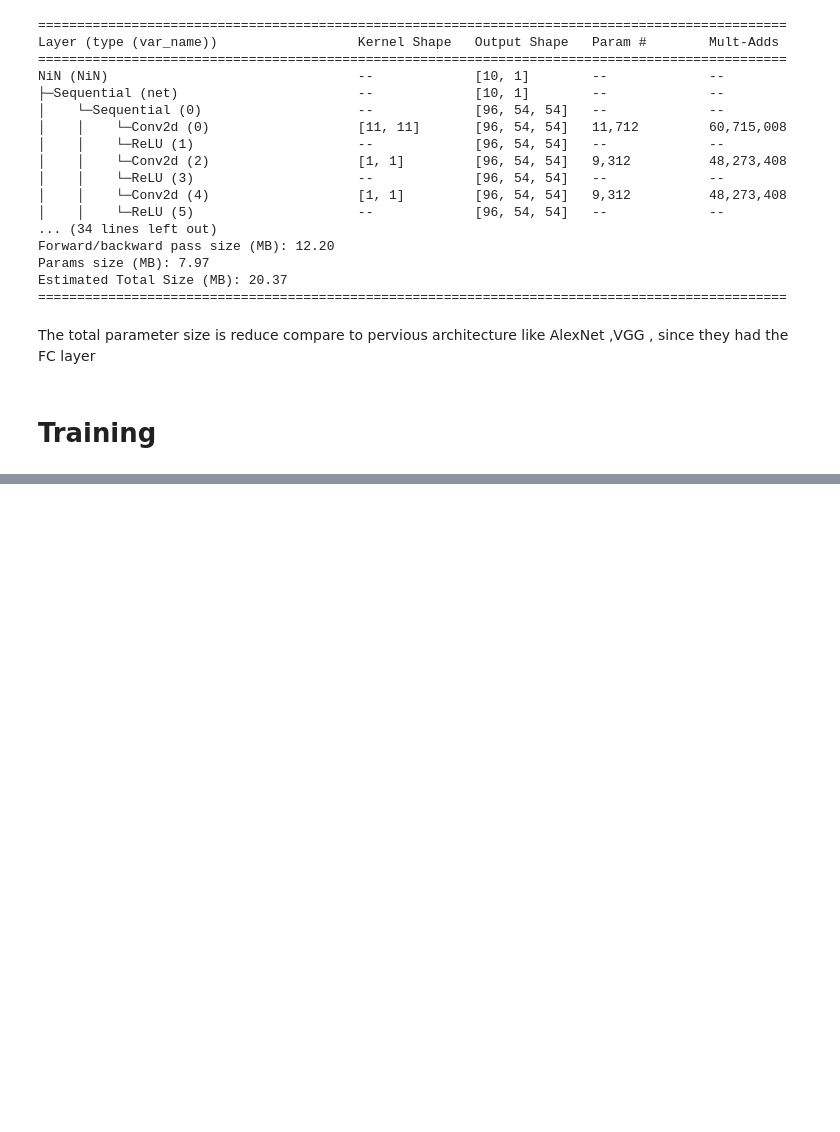
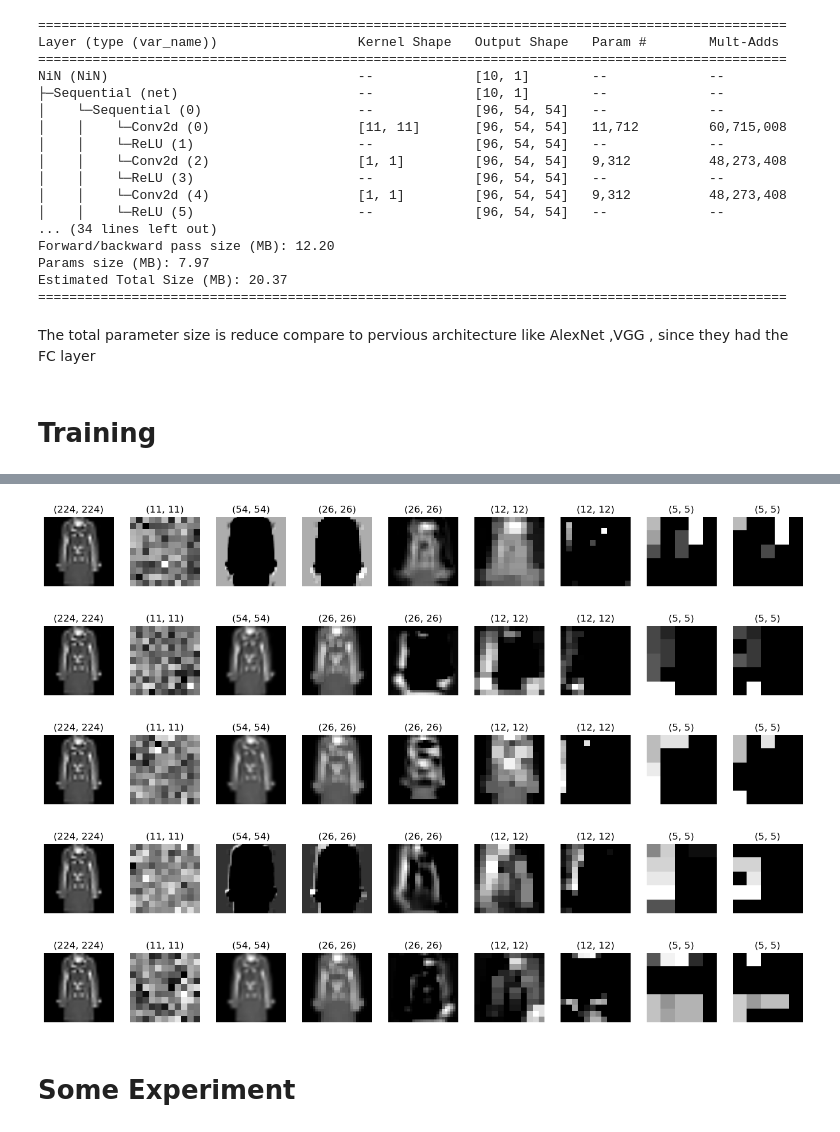
Before and after one commit to Lashi0812/PyTorch2, a Jupyter notebook: 04_CNN/NiN.ipynb, the cells around one changed output, grey strips where cells are left out. Drawn from its saved outputs; the diff is of its cells as text; code cells hidden in the pictures; blank space fills up the shorter version.

```diff
--- a/04_CNN/NiN.ipynb
+++ b/04_CNN/NiN.ipynb
@@ -179,0 +167,5 @@ Extracting ../data/FashionMNIST/raw/t10k-labels-idx1-ubyte.gz to ../data/Fashion
+# %%
+# load the trained model
+nin_model  = NiN()
+nin_model.load_state_dict(torch.load(str(MODEL_SAVE_PATH/"2023-02-04/NiN-12 16 43.pth"),
+map_location=device))
@@ -179,0 +204,10 @@ Extracting ../data/FashionMNIST/raw/t10k-labels-idx1-ubyte.gz to ../data/Fashion
+# %%
+helper.visual_block(X[0],nin_model,1,8,0,trainer)
+# %% [output]
+[figure, added]
+[figure, added]
+[figure, added]
+[figure, added]
+[figure, added]
+# %% [markdown]
+# Some Experiment
```
Also changed, not shown: parts of 32 cells of this notebook.
